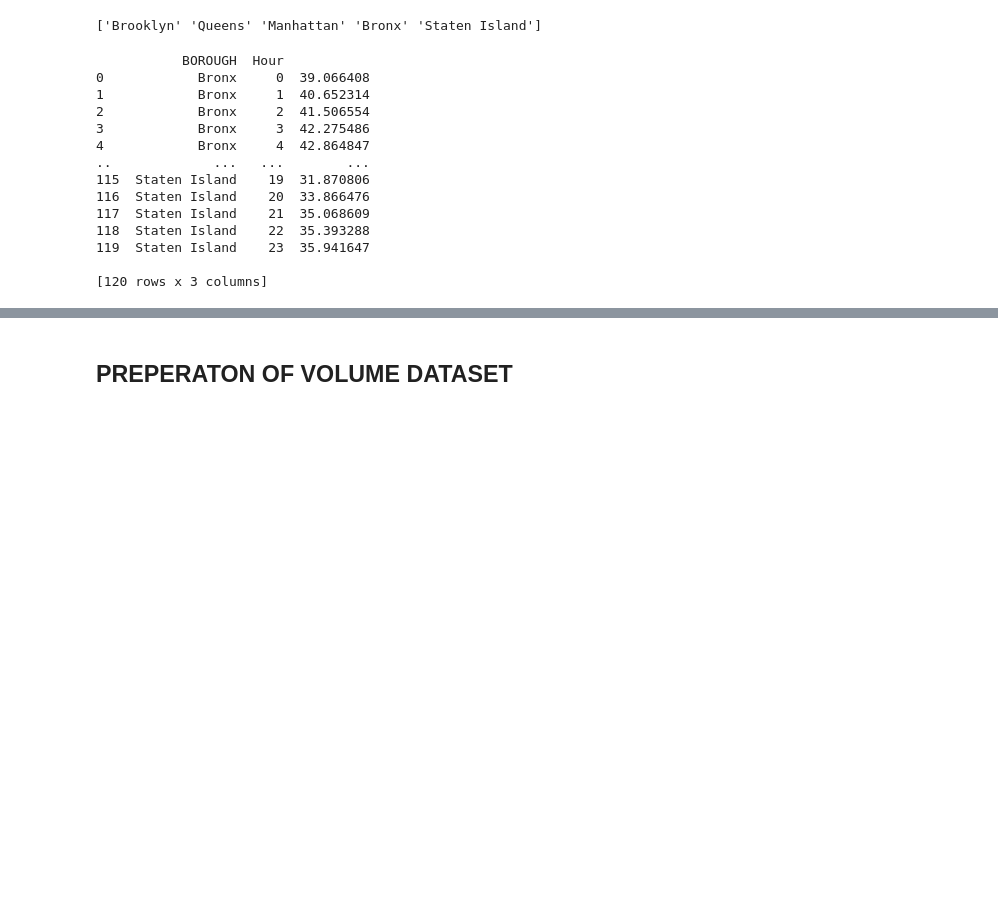
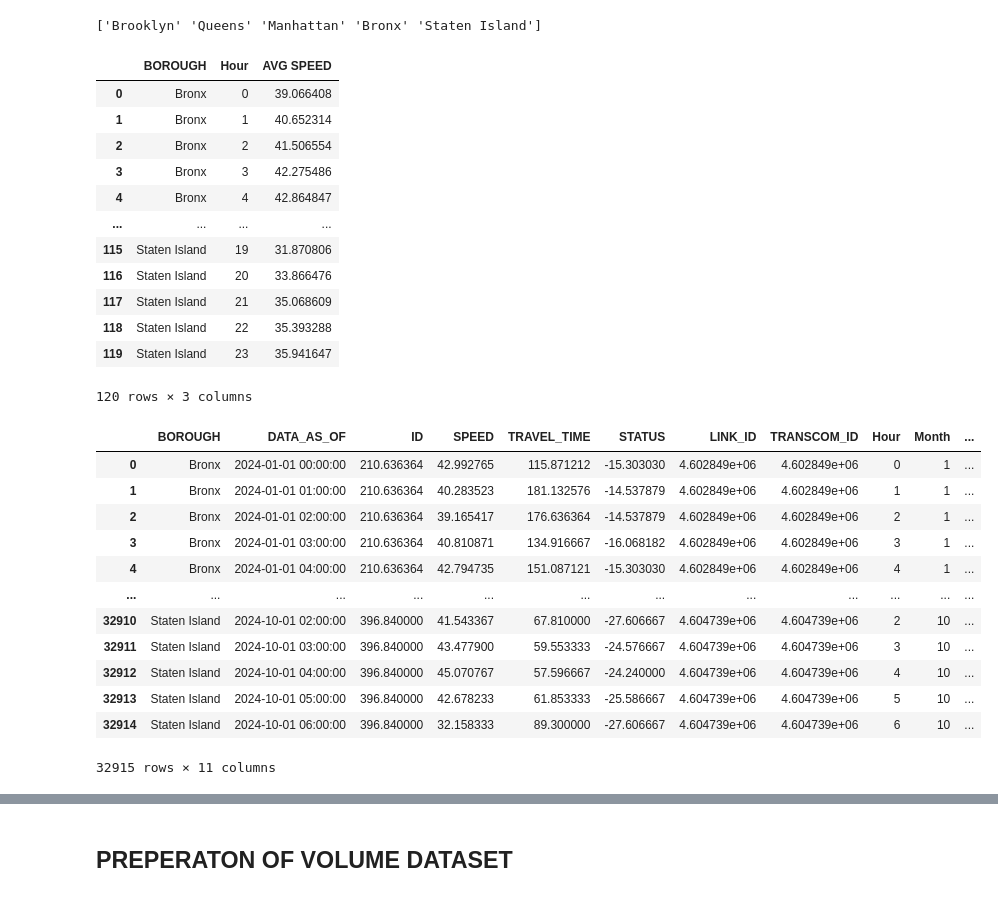
Before and after one commit to TerjeOtsa/Group3_Evolutionary-algorithms, a Jupyter notebook: Problem_1/dataset_manager.ipynb, the cells around one changed output, grey strips where cells are left out. Cells and saved outputs as stored; diff of their text form; code cells hidden in the pictures; blank space fills up the shorter version.

```diff
--- a/Problem_1/dataset_manager.ipynb
+++ b/Problem_1/dataset_manager.ipynb
@@ -45,7 +57,7 @@ print(df_speed_clean['BOROUGH'].unique())
 # %% [output]
 ['Brooklyn' 'Queens' 'Manhattan' 'Bronx' 'Staten Island']
 # %%
-df_speed_clean_copy = df_speed_clean.copy() # Avoid tampering with original dataset
+df_speed_clean_copy = df_speed_clean.copy()                                                     # Avoid tampering with original dataset
 
 df_speed_clean_copy['DATA_AS_OF'] = pd.to_datetime(df_speed_clean_copy['DATA_AS_OF'])           # Convert 'DATA_AS_OF' column to datetime format
 df_speed_clean_copy.set_index('DATA_AS_OF', inplace=True)                                       # Set 'DATA_AS_OF' as the index
@@ -53,40 +65,51 @@ df_speed_clean_copy.set_index('DATA_AS_OF', inplace=True)
 df_hourly_avg_speed = df_speed_clean_copy.groupby('BOROUGH').resample('H').mean().reset_index() # Resample the data by hour and calculate the mean speed for each borough
 df_hourly_avg_speed['Hour'] = df_hourly_avg_speed['DATA_AS_OF'].dt.hour                         # Extract the hour from 'DATA_AS_OF'
 
-df_mean_spead = df_hourly_avg_speed.groupby(['BOROUGH', 'Hour'])['SPEED'].mean().reset_index()    # Group by the borough and hour, calculate average speed across all dates per borough
-df_mean_spead.rename(columns={'SPEED': ''}, inplace=True)                                         # Rename columns for clarity
+df_mean_speed = df_hourly_avg_speed.groupby(['BOROUGH', 'Hour'])['SPEED'].mean().reset_index()  # Group by the borough and hour, calculate average speed across all dates per borough and hour
+df_mean_speed.rename(columns={'SPEED': 'AVG SPEED'}, inplace=True)                              # Rename columns for clarity
 
-print(df_mean_spead)
+df_mean_speed
 # %% [output]
+|  | BOROUGH | Hour | AVG SPEED |
+| 0 | Bronx | 0 | 39.066408 |
+| 1 | Bronx | 1 | 40.652314 |
+| 2 | Bronx | 2 | 41.506554 |
+| 3 | Bronx | 3 | 42.275486 |
+| 4 | Bronx | 4 | 42.864847 |
+| ... | ... | ... | ... |
+| 115 | Staten Island | 19 | 31.870806 |
+| 116 | Staten Island | 20 | 33.866476 |
+| 117 | Staten Island | 21 | 35.068609 |
+| 118 | Staten Island | 22 | 35.393288 |
+| 119 | Staten Island | 23 | 35.941647 |
-           BOROUGH  Hour
-0            Bronx     0  39.066408
-1            Bronx     1  40.652314
-2            Bronx     2  41.506554
-3            Bronx     3  42.275486
-4            Bronx     4  42.864847
-..             ...   ...        ...
-115  Staten Island    19  31.870806
-116  Staten Island    20  33.866476
-117  Staten Island    21  35.068609
-118  Staten Island    22  35.393288
-119  Staten Island    23  35.941647
-
-[120 rows x 3 columns]
+120 rows × 3 columns
 # %%
-# Create a 'Month' column to extract the month from 'DATA_AS_OF'
-df_hourly_avg_speed['Month'] = pd.to_datetime(df_hourly_avg_speed['DATA_AS_OF']).dt.month
-df_hourly_avg_speed
+df_hourly_avg_speed['Month'] = pd.to_datetime(df_hourly_avg_speed['DATA_AS_OF']).dt.month   # Create a 'Month'
 
-# Assign seasons:
-def assign_season(month):
+# Assign seasons function to New York seasons
+def assign_seasons(month):
     if month in [12, 1, 2]:
         return 'Winter'
     elif month in [3, 4, 5]:
         return 'Spring'
     elif month in [6, 7, 8]:
         return 'Summer'
     else:
         return 'Autumn'
 
-# Apply the function to create a 'Season' column
-df_hourly_avg_speed['Season'] = df_hourly_avg_speed['Month'].apply(assign_season)
+df_hourly_avg_speed['Season'] = df_hourly_avg_speed['Month'].apply(assign_seasons)   # Apply the function to create a 'Season' column
+df_hourly_avg_speed
+# %% [output]
+|  | BOROUGH | DATA_AS_OF | ID | SPEED | TRAVEL_TIME | STATUS | LINK_ID | TRANSCOM_ID | Hour | Month | ... |
+| 0 | Bronx | 2024-01-01 00:00:00 | 210.636364 | 42.992765 | 115.871212 | -15.303030 | 4.602849e+06 | 4.602849e+06 | 0 | 1 | ... |
+| 1 | Bronx | 2024-01-01 01:00:00 | 210.636364 | 40.283523 | 181.132576 | -14.537879 | 4.602849e+06 | 4.602849e+06 | 1 | 1 | ... |
+| 2 | Bronx | 2024-01-01 02:00:00 | 210.636364 | 39.165417 | 176.636364 | -14.537879 | 4.602849e+06 | 4.602849e+06 | 2 | 1 | ... |
+| 3 | Bronx | 2024-01-01 03:00:00 | 210.636364 | 40.810871 | 134.916667 | -16.068182 | 4.602849e+06 | 4.602849e+06 | 3 | 1 | ... |
+| 4 | Bronx | 2024-01-01 04:00:00 | 210.636364 | 42.794735 | 151.087121 | -15.303030 | 4.602849e+06 | 4.602849e+06 | 4 | 1 | ... |
+| ... | ... | ... | ... | ... | ... | ... | ... | ... | ... | ... | ... |
+| 32910 | Staten Island | 2024-10-01 02:00:00 | 396.840000 | 41.543367 | 67.810000 | -27.606667 | 4.604739e+06 | 4.604739e+06 | 2 | 10 | ... |
+| 32911 | Staten Island | 2024-10-01 03:00:00 | 396.840000 | 43.477900 | 59.553333 | -24.576667 | 4.604739e+06 | 4.604739e+06 | 3 | 10 | ... |
+| 32912 | Staten Island | 2024-10-01 04:00:00 | 396.840000 | 45.070767 | 57.596667 | -24.240000 | 4.604739e+06 | 4.604739e+06 | 4 | 10 | ... |
+| 32913 | Staten Island | 2024-10-01 05:00:00 | 396.840000 | 42.678233 | 61.853333 | -25.586667 | 4.604739e+06 | 4.604739e+06 | 5 | 10 | ... |
+| 32914 | Staten Island | 2024-10-01 06:00:00 | 396.840000 | 32.158333 | 89.300000 | -27.606667 | 4.604739e+06 | 4.604739e+06 | 6 | 10 | ... |
+32915 rows × 11 columns
```
Also changed, not shown: parts of 23 cells of this notebook, 10 other files.
